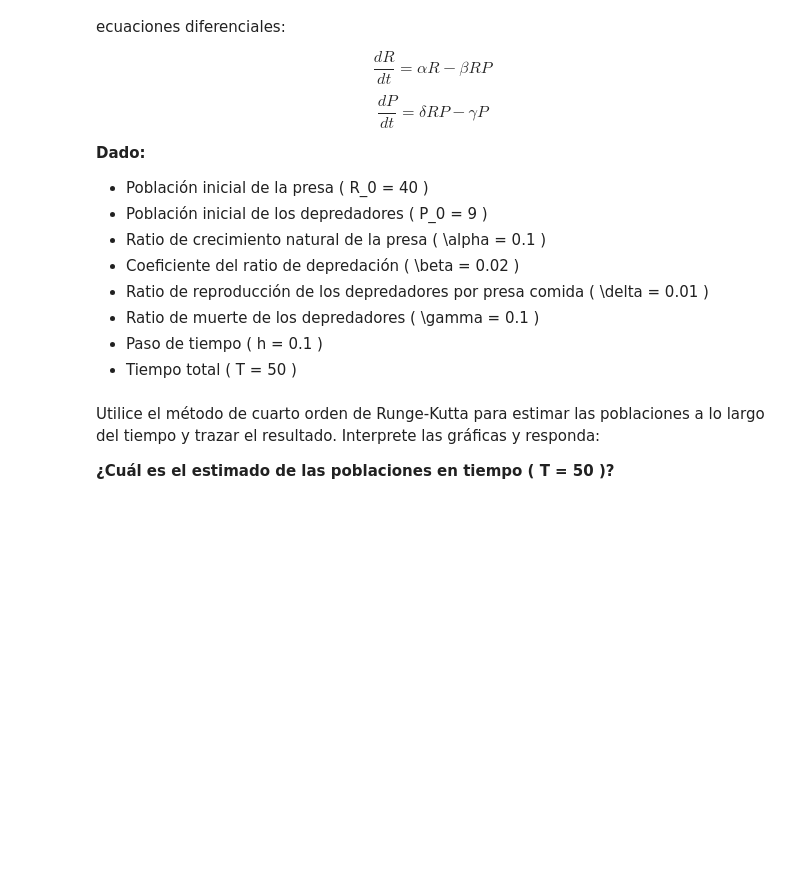
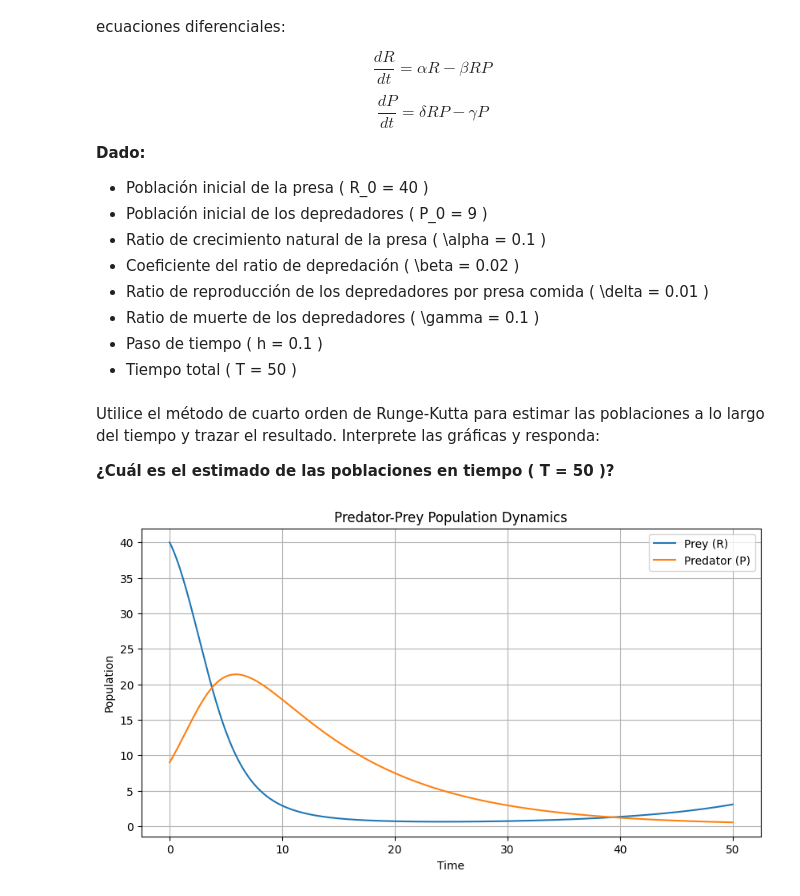
Before and after one commit to bl33h/rungeKutta, a Jupyter notebook: src/rungeKutta.ipynb, the cells around one changed output. Cells and saved outputs as stored; diff of their text form; code cells hidden in the pictures; blank space fills up the shorter version.

Commit message:
Prey/Predator done

```diff
--- a/src/rungeKutta.ipynb
+++ b/src/rungeKutta.ipynb
@@ -88,3 +88,52 @@ $$\frac{dP}{dt} = \delta RP - \gamma P$$
 Utilice el método de cuarto orden de Runge-Kutta para estimar las poblaciones a lo largo del tiempo y trazar el resultado. Interprete las gráficas y responda:
 
 **¿Cuál es el estimado de las poblaciones en tiempo \( T = 50 \)?**
+# %%
+initialPreyPopulation = 40
+initialPredatorPopulation = 9
+preyGrowthRate = 0.1
+predatorPreyInteractionRate = 0.02
+predatorReproductionRate = 0.01
+predatorDeathRate = 0.1
+timeStep = 0.1
+totalTime = 50
+
+def preyGrowth(preyPopulation, predatorPopulation):
+    return preyGrowthRate * preyPopulation - predatorPreyInteractionRate * preyPopulation * predatorPopulation
+
+def predatorGrowth(preyPopulation, predatorPopulation):
+    return predatorReproductionRate * preyPopulation * predatorPopulation - predatorDeathRate * predatorPopulation
+
+def rungeKutta4th(preyPopulation, predatorPopulation, timeStep, totalTime):
+    times = np.arange(0, totalTime + timeStep, timeStep)
+    preyPopulations = np.zeros(len(times))
+    predatorPopulations = np.zeros(len(times))
+    preyPopulations[0] = preyPopulation
+    predatorPopulations[0] = predatorPopulation
+    for i in range(1, len(times)):
+        k1_prey = preyGrowth(preyPopulations[i-1], predatorPopulations[i-1])
+        k1_predator = predatorGrowth(preyPopulations[i-1], predatorPopulations[i-1])
+        k2_prey = preyGrowth(preyPopulations[i-1] + 0.5 * timeStep * k1_prey, predatorPopulations[i-1] + 0.5 * timeStep * k1_predator)
+        k2_predator = predatorGrowth(preyPopulations[i-1] + 0.5 * timeStep * k1_prey, predatorPopulations[i-1] + 0.5 * timeStep * k1_predator)
+        k3_prey = preyGrowth(preyPopulations[i-1] + 0.5 * timeStep * k2_prey, predatorPopulations[i-1] + 0.5 * timeStep * k2_predator)
+        k3_predator = predatorGrowth(preyPopulations[i-1] + 0.5 * timeStep * k2_prey, predatorPopulations[i-1] + 0.5 * timeStep * k2_predator)
+        k4_prey = preyGrowth(preyPopulations[i-1] + timeStep * k3_prey, predatorPopulations[i-1] + timeStep * k3_predator)
+        k4_predator = predatorGrowth(preyPopulations[i-1] + timeStep * k3_prey, predatorPopulations[i-1] + timeStep * k3_predator)
+        preyPopulations[i] = preyPopulations[i-1] + (timeStep / 6) * (k1_prey + 2 * k2_prey + 2 * k3_prey + k4_prey)
+        predatorPopulations[i] = predatorPopulations[i-1] + (timeStep / 6) * (k1_predator + 2 * k2_predator + 2 * k3_predator + k4_predator)
+    return times, preyPopulations, predatorPopulations
+
+times, preyPopulations, predatorPopulations = rungeKutta4th(initialPreyPopulation, initialPredatorPopulation, timeStep, totalTime)
+
+# plot the results
+plt.figure(figsize=(10, 5))
+plt.plot(times, preyPopulations, label='Prey (R)')
+plt.plot(times, predatorPopulations, label='Predator (P)')
+plt.title('Predator-Prey Population Dynamics')
+plt.xlabel('Time')
+plt.ylabel('Population')
+plt.legend()
+plt.grid(True)
+plt.show()
+# %% [output]
+[figure, added]
```
Also changed, not shown: parts of 1 cell of this notebook.
